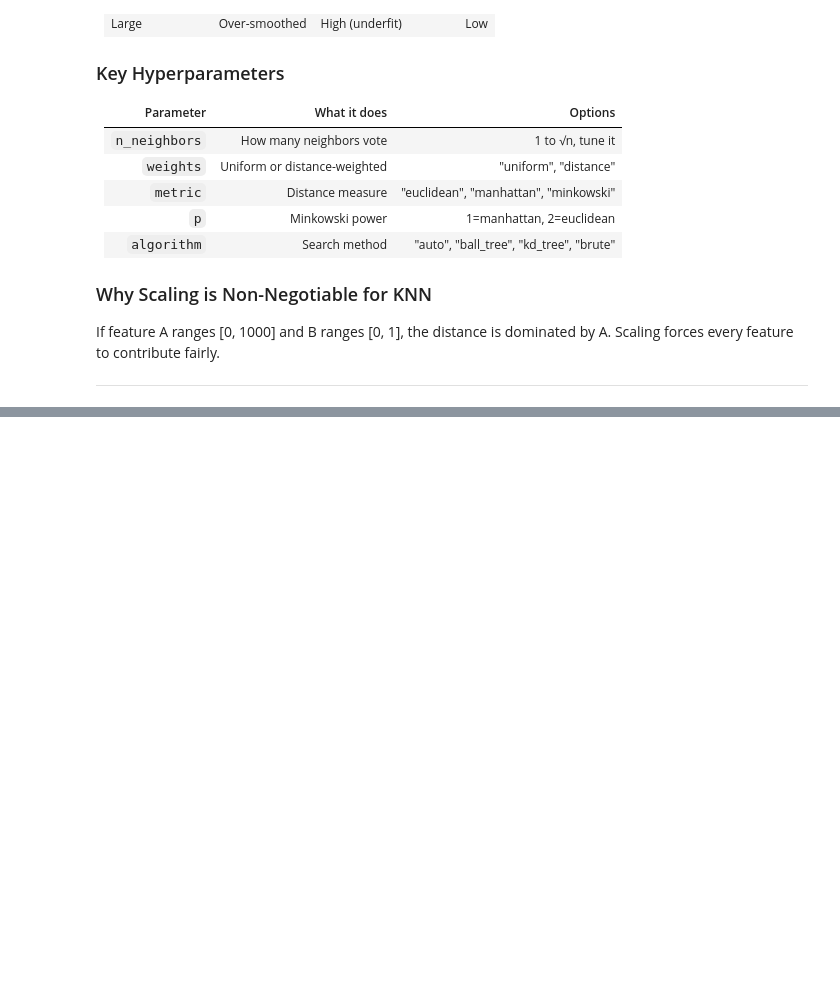
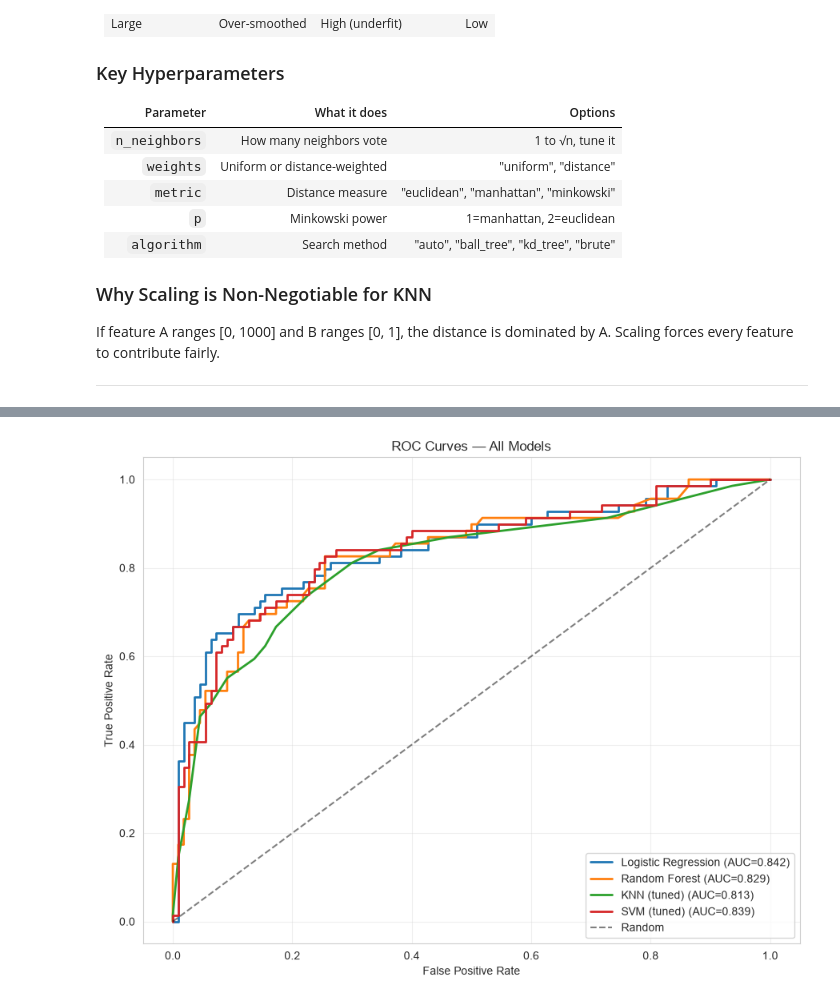
Before and after one commit to elnaz002/ai-learning-journey, a Jupyter notebook: 03-supervised-learning/03-knn-svm.ipynb, the cells around one changed output, grey strips where cells are left out. Saved outputs shown, nothing was run; the diff lists cells and outputs as text; code cells hidden in the pictures; blank space fills up the shorter version.

```diff
--- a/03-supervised-learning/03-knn-svm.ipynb
+++ b/03-supervised-learning/03-knn-svm.ipynb
@@ -128,0 +202,9 @@ Scaling forces every feature to contribute fairly.
+# %%
+for w in ["uniform", "distance"]:
+    pipe = Pipeline([
+        ("preprocessor", preprocessor),
+        ("model", KNeighborsClassifier(n_neighbors=best_k, weights=w, n_jobs=-1)),
+    ])
+    pipe.fit(X_train, y_train)
+    test_acc = pipe.score(X_test, y_test)
+    print(f"weights='{w}' → test accuracy = {test_acc:.4f}")
@@ -128,0 +389,17 @@ Scaling forces every feature to contribute fairly.
+# %%
+best_knn = knn_search.best_estimator_
+best_svm = svm_search.best_estimator_
+
+print("=== Tuned KNN ===")
+y_pred_knn_best = best_knn.predict(X_test)
+y_proba_knn_best = best_knn.predict_proba(X_test)[:, 1]
+print(f"Accuracy: {accuracy_score(y_test, y_pred_knn_best):.4f}")
+print(f"ROC-AUC : {roc_auc_score(y_test, y_proba_knn_best):.4f}")
+print(f"F1      : {f1_score(y_test, y_pred_knn_best):.4f}")
+
+print("\n=== Tuned SVM ===")
+y_pred_svm_best = best_svm.predict(X_test)
+y_proba_svm_best = best_svm.predict_proba(X_test)[:, 1]
+print(f"Accuracy: {accuracy_score(y_test, y_pred_svm_best):.4f}")
+print(f"ROC-AUC : {roc_auc_score(y_test, y_proba_svm_best):.4f}")
+print(f"F1      : {f1_score(y_test, y_pred_svm_best):.4f}")
@@ -128,0 +452,19 @@ Scaling forces every feature to contribute fairly.
+# %%
+plt.figure(figsize=(9, 7))
+
+for name, model in models.items():
+    proba = model.predict_proba(X_test)[:, 1]
+    fpr, tpr, _ = roc_curve(y_test, proba)
+    auc = roc_auc_score(y_test, proba)
+    plt.plot(fpr, tpr, linewidth=2, label=f"{name} (AUC={auc:.3f})")
+
+plt.plot([0, 1], [0, 1], "k--", alpha=0.5, label="Random")
+plt.xlabel("False Positive Rate")
+plt.ylabel("True Positive Rate")
+plt.title("ROC Curves — All Models")
+plt.legend(loc="lower right")
+plt.grid(True, alpha=0.3)
+plt.tight_layout()
+plt.show()
+# %% [output]
+[figure, added]
```
Also changed, not shown: parts of 14 cells of this notebook.
